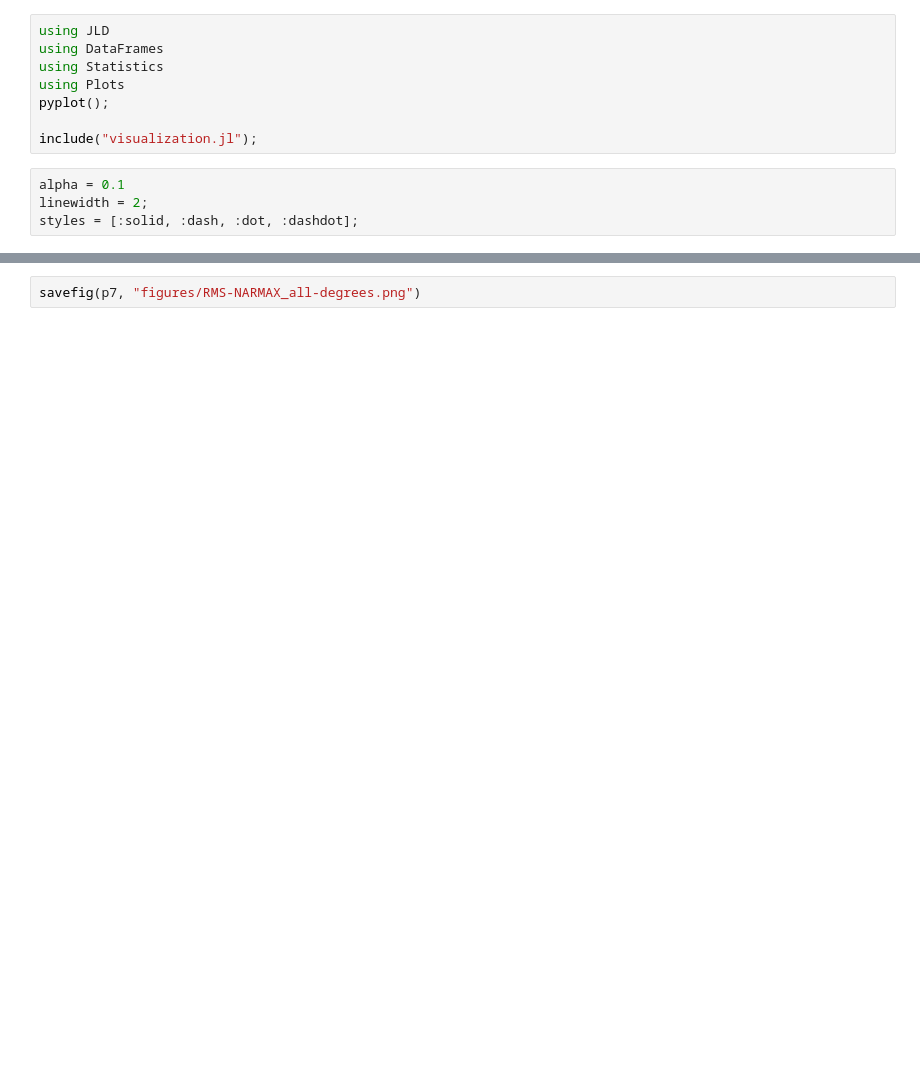
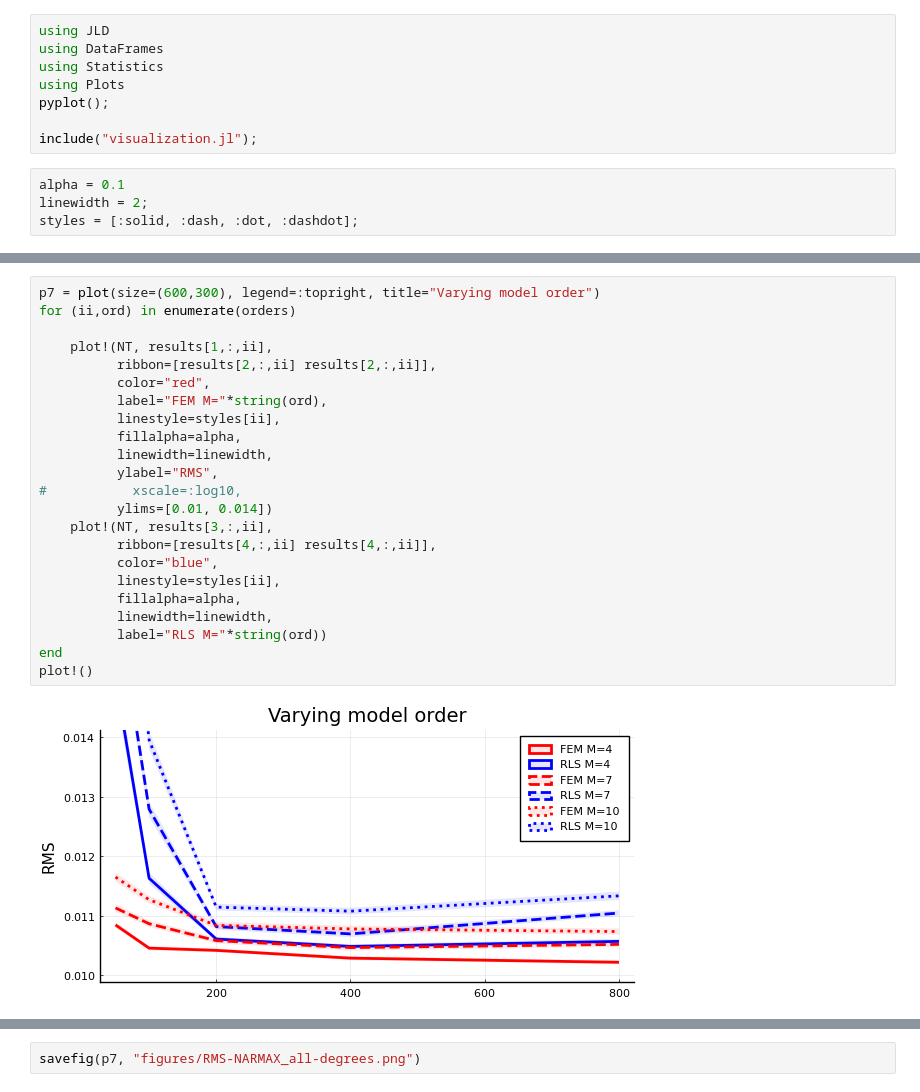
Before and after one commit to biaslab/nsi-silverbox, a Jupyter notebook: experiments-verification/collect-results.ipynb, the cells around one changed output, grey strips where cells are left out. Cells and saved outputs as stored; diff of their text form; blank space fills up the shorter version.

```diff
--- a/experiments-verification/collect-results.ipynb
+++ b/experiments-verification/collect-results.ipynb
@@ -14,0 +106,25 @@ styles = [:solid, :dash, :dot, :dashdot];
+# %%
+p7 = plot(size=(600,300), legend=:topright, title="Varying model order")
+for (ii,ord) in enumerate(orders)
+
+    plot!(NT, results[1,:,ii],
+          ribbon=[results[2,:,ii] results[2,:,ii]],
+          color="red",
+          label="FEM M="*string(ord),
+          linestyle=styles[ii],
+          fillalpha=alpha,
+          linewidth=linewidth,
+          ylabel="RMS",
+#           xscale=:log10,
+          ylims=[0.01, 0.014])
+    plot!(NT, results[3,:,ii],
+          ribbon=[results[4,:,ii] results[4,:,ii]],
+          color="blue",
+          linestyle=styles[ii],
+          fillalpha=alpha,
+          linewidth=linewidth,
+          label="RLS M="*string(ord))
+end
+plot!()
+# %% [output]
+[figure, added]
```
Also changed, not shown: parts of 34 cells of this notebook, 4 other files.
